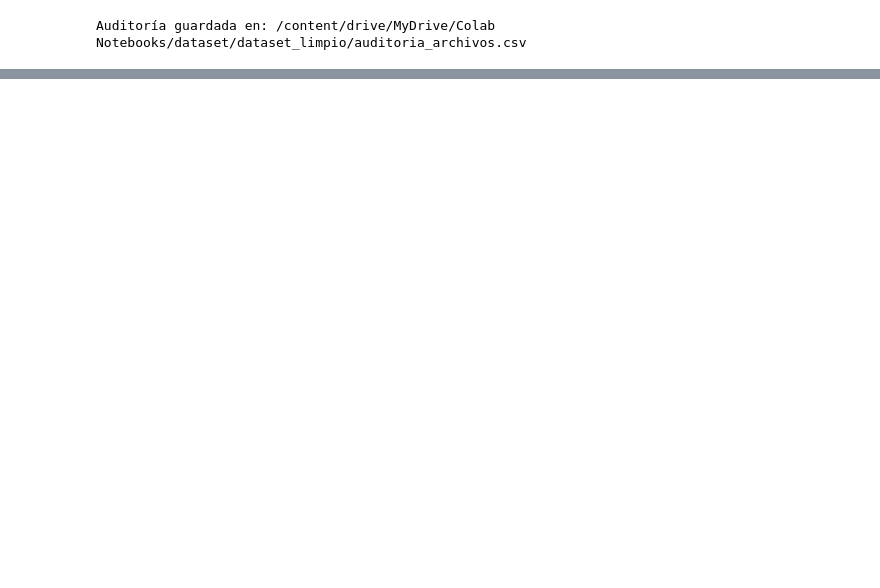
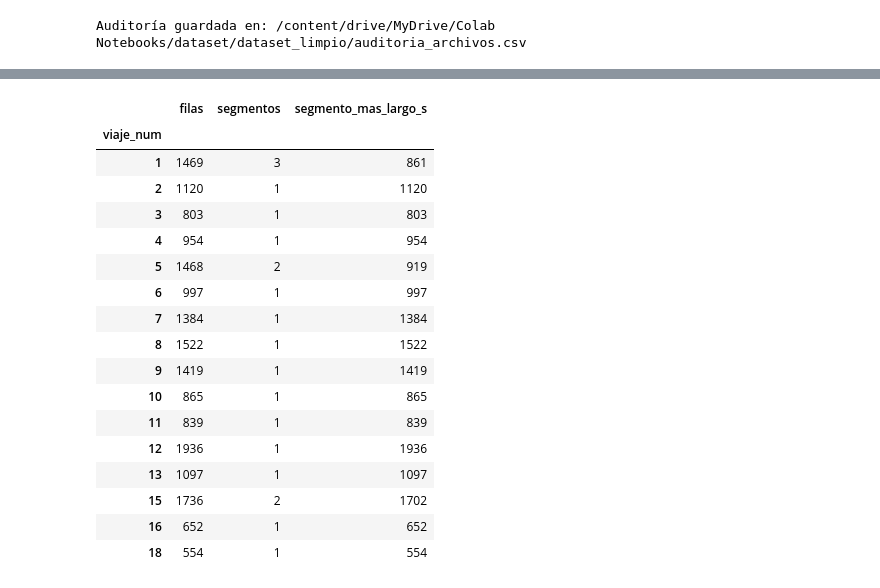
Before and after one commit to AlfCR/dnn-estadia, a Jupyter notebook: dnn_estadia_ACP.ipynb, the cells around one changed output, grey strips where cells are left out. Cells and saved outputs as stored; diff of their text form; code cells hidden in the pictures; blank space fills up the shorter version.

Commit message:
Series de tiempo continuas y regulares.

```diff
--- a/dnn_estadia_ACP.ipynb
+++ b/dnn_estadia_ACP.ipynb
@@ -556,0 +726,64 @@ Columnas: 210 | sin datos: 94 | constantes: 9 | con datos y variables: 107
+# %%
+#Celda 13
+import pandas as pd
+import numpy as np
+import os
+
+TIEMPO_RECORTE_SEG = 10    # supuesto: se descartan los primeros segundos de cada viaje
+HUECO_MAX_SEG = 5          # un salto mayor parte el viaje en otro segmento
+RANGO_INTERPOLACION = 3    # máximo de muestras vacías consecutivas que se rellenan
+DURACION_MINIMA_SEG = 30   # segmentos más cortos se descartan
+
+ruta_dataset = os.path.join(ruta_salida, 'dataset_unificado.csv')
+df_raw = pd.read_csv(ruta_dataset, parse_dates=['timestamp'])
+
+columnas_meta = ['viaje_num', 'id_viaje', 'fuente', 'tiene_motor', 'segmento_id']
+columnas_num = [c for c in df_raw.columns if c not in columnas_meta + ['timestamp']]
+
+# 1. Recorte inicial de cada viaje
+inicio = df_raw.groupby('viaje_num')['timestamp'].transform('min')
+df_recorte = df_raw[df_raw['timestamp'] >= inicio + pd.Timedelta(seconds=TIEMPO_RECORTE_SEG)].copy()
+print(f"Filas: {len(df_raw)} -> {len(df_recorte)} (quitadas: {len(df_raw) - len(df_recorte)})")
+
+# 2. Segmentos: un salto mayor a HUECO_MAX_SEG abre un segmento nuevo
+df_recorte = df_recorte.sort_values(['viaje_num', 'timestamp']).reset_index(drop=True)
+dt = df_recorte.groupby('viaje_num')['timestamp'].diff().dt.total_seconds()
+salto = (dt > HUECO_MAX_SEG) | dt.isna()
+df_recorte['segmento_id'] = salto.groupby(df_recorte['viaje_num']).cumsum()
+
+# 3. Remuestreo a 1 Hz: promedio de lo que cae en cada segundo
+df_recorte['timestamp_1s'] = df_recorte['timestamp'].dt.floor('1s')
+df_1hz = (df_recorte.groupby(columnas_meta + ['timestamp_1s'])[columnas_num].mean()
+          .reset_index().rename(columns={'timestamp_1s': 'timestamp'}))
+
+# 4. Interpolación de vacíos cortos, segmento por segmento
+partes = []
+for (viaje, seg), g in df_1hz.groupby(['viaje_num', 'segmento_id']):
+    meta = g.iloc[0][columnas_meta]           # los metadatos son constantes dentro del segmento
+    g = g.set_index('timestamp').resample('1s').asfreq()
+    for c in columnas_meta:
+        g[c] = meta[c]
+    g[columnas_num] = g[columnas_num].interpolate(method='linear', limit=RANGO_INTERPOLACION)
+    partes.append(g.reset_index())
+df_interpolado = pd.concat(partes, ignore_index=True)
+df_interpolado['tiene_motor'] = df_interpolado['tiene_motor'].astype(bool)
+df_interpolado[['viaje_num', 'segmento_id']] = df_interpolado[['viaje_num', 'segmento_id']].astype(int)
+
+# 5. Descartar segmentos cortos (a 1 Hz, filas = segundos)
+filas_seg = df_interpolado.groupby(['viaje_num', 'segmento_id'])['timestamp'].transform('size')
+df_final = df_interpolado[filas_seg >= DURACION_MINIMA_SEG].copy()
+df_final[columnas_num] = df_final[columnas_num].round(2)
+
+# Guardar y reportar
+df_final.to_csv(os.path.join(ruta_salida, 'dataset_1hz.csv'), index=False)
+
+print(f"\nFilas finales: {len(df_final)} | viajes: {df_final['viaje_num'].nunique()} | "
+      f"segmentos: {df_final.groupby(['viaje_num', 'segmento_id']).ngroups}")
+resumen = df_final.groupby('viaje_num').agg(filas=('timestamp', 'size'),
+                                            segmentos=('segmento_id', 'nunique'))
+resumen['segmento_mas_largo_s'] = (df_final.groupby(['viaje_num', 'segmento_id']).size()
+                                   .groupby('viaje_num').max())
+display(resumen)
+print("\nVacíos que quedaron en viajes con motor:")
+print(df_final.loc[df_final['tiene_motor'], ['rpm', 'carga_motor_pct']].isna().sum())
+# %% [output]
@@ -556,0 +793,18 @@ Columnas: 210 | sin datos: 94 | constantes: 9 | con datos y variables: 107
+|  | filas | segmentos | segmento_mas_largo_s |
+| viaje_num |  |  |  |
+| 1 | 1469 | 3 | 861 |
+| 2 | 1120 | 1 | 1120 |
+| 3 | 803 | 1 | 803 |
+| 4 | 954 | 1 | 954 |
+| 5 | 1468 | 2 | 919 |
+| 6 | 997 | 1 | 997 |
+| 7 | 1384 | 1 | 1384 |
+| 8 | 1522 | 1 | 1522 |
+| 9 | 1419 | 1 | 1419 |
+| 10 | 865 | 1 | 865 |
+| 11 | 839 | 1 | 839 |
+| 12 | 1936 | 1 | 1936 |
+| 13 | 1097 | 1 | 1097 |
+| 15 | 1736 | 2 | 1702 |
+| 16 | 652 | 1 | 652 |
+| 18 | 554 | 1 | 554 |
```
Also changed, not shown: parts of 10 cells of this notebook.
